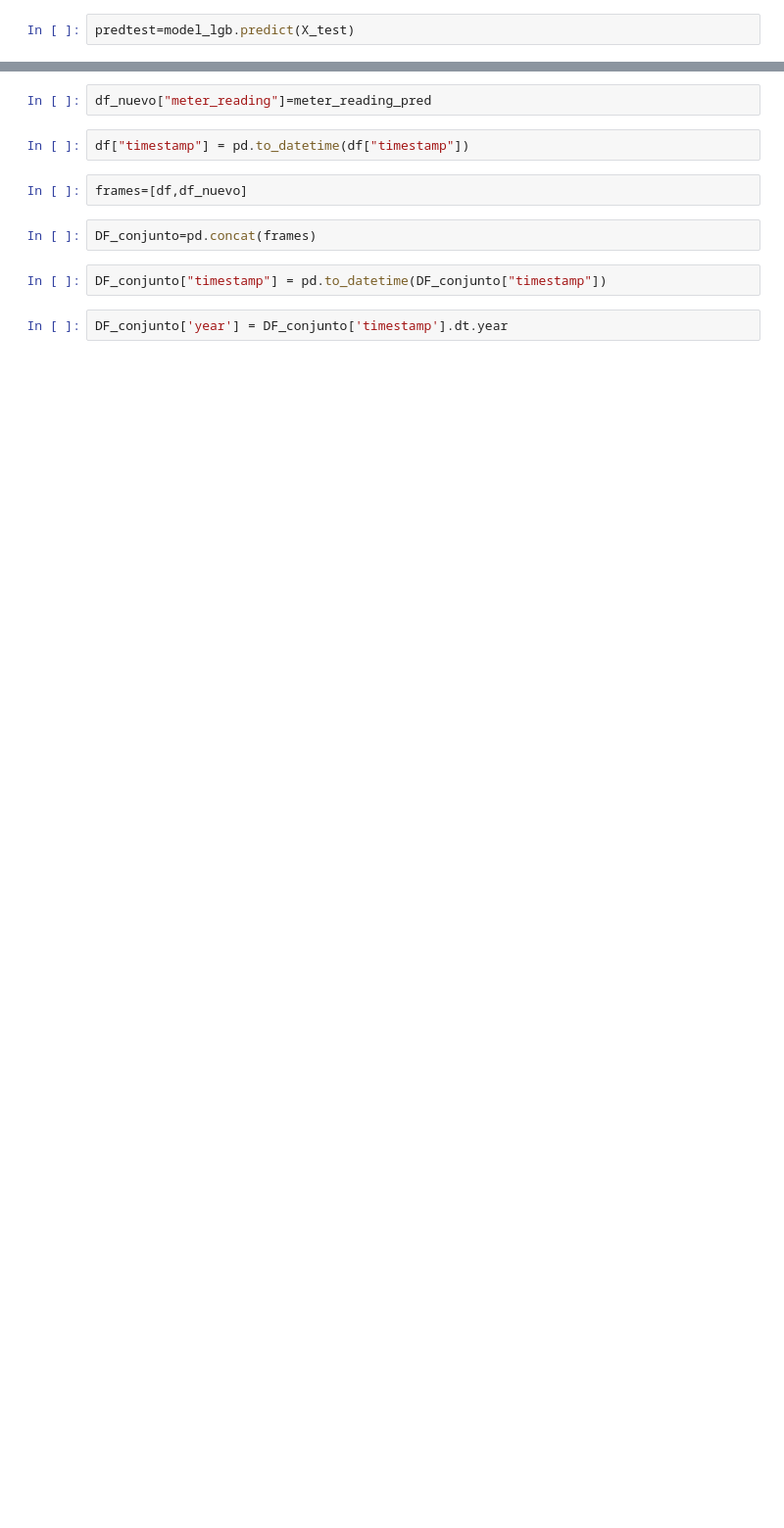
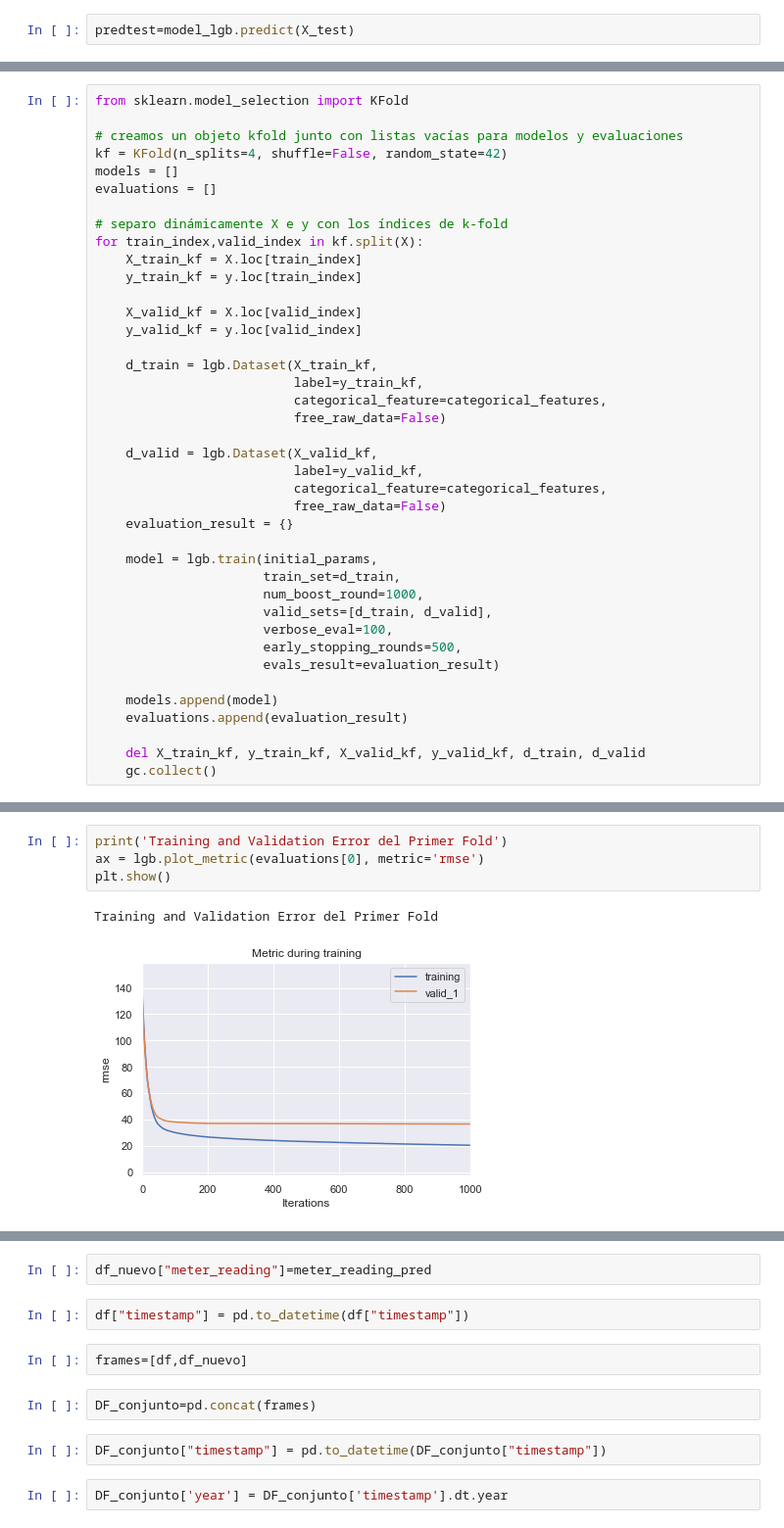
Before and after one commit to arihos/gr6-TP-integrador-DS, a Jupyter notebook: Notebooks/Modelo.ipynb, the cells around one changed output, grey strips where cells are left out. Shown at 98% size. Saved outputs shown, nothing was run; the diff lists cells and outputs as text; blank space fills up the shorter version.

```diff
--- a/Notebooks/Modelo.ipynb
+++ b/Notebooks/Modelo.ipynb
@@ -139,0 +199,40 @@ X_nuevos_datos=df_nuevo.drop(["Unnamed: 0","row_id","building_id","primary_use",
+# %%
+from sklearn.model_selection import KFold
+
+# creamos un objeto kfold junto con listas vacías para modelos y evaluaciones
+kf = KFold(n_splits=4, shuffle=False, random_state=42)
+models = []
+evaluations = []
+
+# separo dinámicamente X e y con los índices de k-fold
+for train_index,valid_index in kf.split(X):
+    X_train_kf = X.loc[train_index]
+    y_train_kf = y.loc[train_index]
+
+    X_valid_kf = X.loc[valid_index]
+    y_valid_kf = y.loc[valid_index]
+
+    d_train = lgb.Dataset(X_train_kf,
+                          label=y_train_kf,
+                          categorical_feature=categorical_features,
+                          free_raw_data=False)
+
+    d_valid = lgb.Dataset(X_valid_kf,
+                          label=y_valid_kf,
+                          categorical_feature=categorical_features,
+                          free_raw_data=False)
+    evaluation_result = {}
+
+    model = lgb.train(initial_params,
+                      train_set=d_train,
+                      num_boost_round=1000,
+                      valid_sets=[d_train, d_valid],
+                      verbose_eval=100,
+                      early_stopping_rounds=500,
+                      evals_result=evaluation_result)
+
+    models.append(model)
+    evaluations.append(evaluation_result)
+
+    del X_train_kf, y_train_kf, X_valid_kf, y_valid_kf, d_train, d_valid
+    gc.collect()
@@ -139,0 +257,7 @@ X_nuevos_datos=df_nuevo.drop(["Unnamed: 0","row_id","building_id","primary_use",
+# %%
+print('Training and Validation Error del Primer Fold')
+ax = lgb.plot_metric(evaluations[0], metric='rmse')
+plt.show()
+# %% [output]
+Training and Validation Error del Primer Fold
+[figure, added]
```
Also changed, not shown: parts of 38 cells of this notebook.
